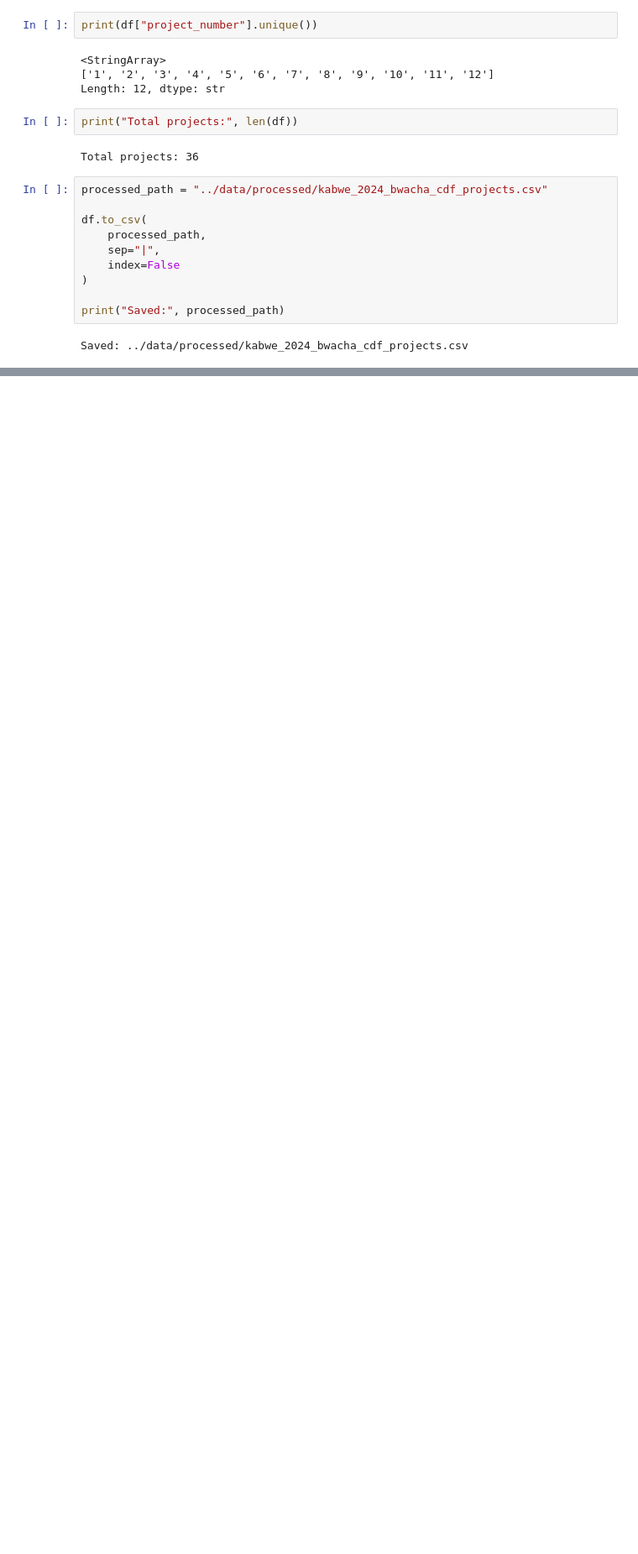
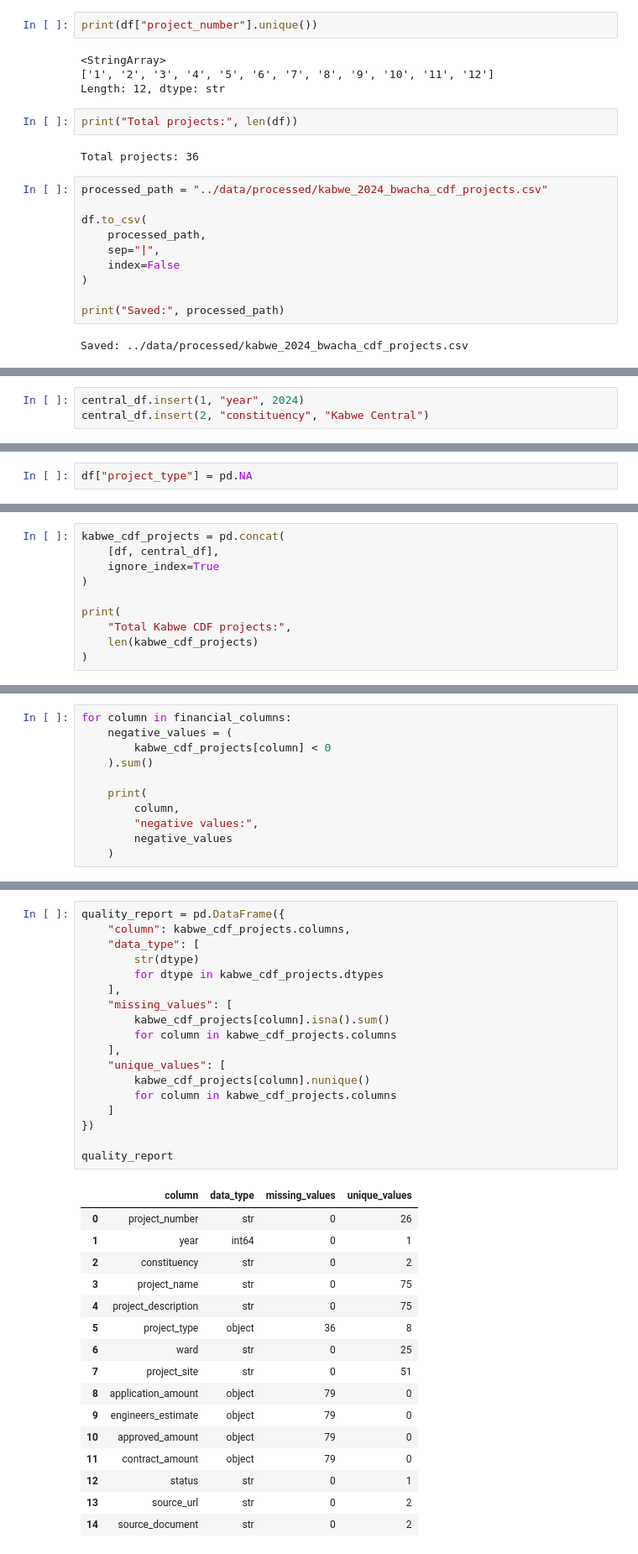
Before and after one commit to pardonchishiba/group6_administration, a Jupyter notebook: notebooks/kabwe_council_dataset.ipynb, the cells around one changed output, grey strips where cells are left out. Shown at 84% size. Saved outputs shown, nothing was run; the diff lists cells and outputs as text; blank space fills up the shorter version.

```diff
--- a/notebooks/kabwe_council_dataset.ipynb
+++ b/notebooks/kabwe_council_dataset.ipynb
@@ -653,0 +794,3 @@ Columns: 14
+# %%
+central_df.insert(1, "year", 2024)
+central_df.insert(2, "constituency", "Kabwe Central")
@@ -653,0 +857,2 @@ Columns: 14
+# %%
+df["project_type"] = pd.NA
@@ -653,0 +880,10 @@ Columns: 14
+# %%
+kabwe_cdf_projects = pd.concat(
+    [df, central_df],
+    ignore_index=True
+)
+
+print(
+    "Total Kabwe CDF projects:",
+    len(kabwe_cdf_projects)
+)
@@ -653,0 +1082,11 @@ Columns: 14
+# %%
+for column in financial_columns:
+    negative_values = (
+        kabwe_cdf_projects[column] < 0
+    ).sum()
+
+    print(
+        column,
+        "negative values:",
+        negative_values
+    )
@@ -653,0 +1125,35 @@ Columns: 14
+# %%
+quality_report = pd.DataFrame({
+    "column": kabwe_cdf_projects.columns,
+    "data_type": [
+        str(dtype)
+        for dtype in kabwe_cdf_projects.dtypes
+    ],
+    "missing_values": [
+        kabwe_cdf_projects[column].isna().sum()
+        for column in kabwe_cdf_projects.columns
+    ],
+    "unique_values": [
+        kabwe_cdf_projects[column].nunique()
+        for column in kabwe_cdf_projects.columns
+    ]
+})
+
+quality_report
+# %% [output]
+|  | column | data_type | missing_values | unique_values |
+| 0 | project_number | str | 0 | 26 |
+| 1 | year | int64 | 0 | 1 |
+| 2 | constituency | str | 0 | 2 |
+| 3 | project_name | str | 0 | 75 |
+| 4 | project_description | str | 0 | 75 |
+| 5 | project_type | object | 36 | 8 |
+| 6 | ward | str | 0 | 25 |
+| 7 | project_site | str | 0 | 51 |
+| 8 | application_amount | object | 79 | 0 |
+| 9 | engineers_estimate | object | 79 | 0 |
+| 10 | approved_amount | object | 79 | 0 |
+| 11 | contract_amount | object | 79 | 0 |
+| 12 | status | str | 0 | 1 |
+| 13 | source_url | str | 0 | 2 |
+| 14 | source_document | str | 0 | 2 |
```
Also changed, not shown: parts of 115 cells of this notebook, 6 other files.
